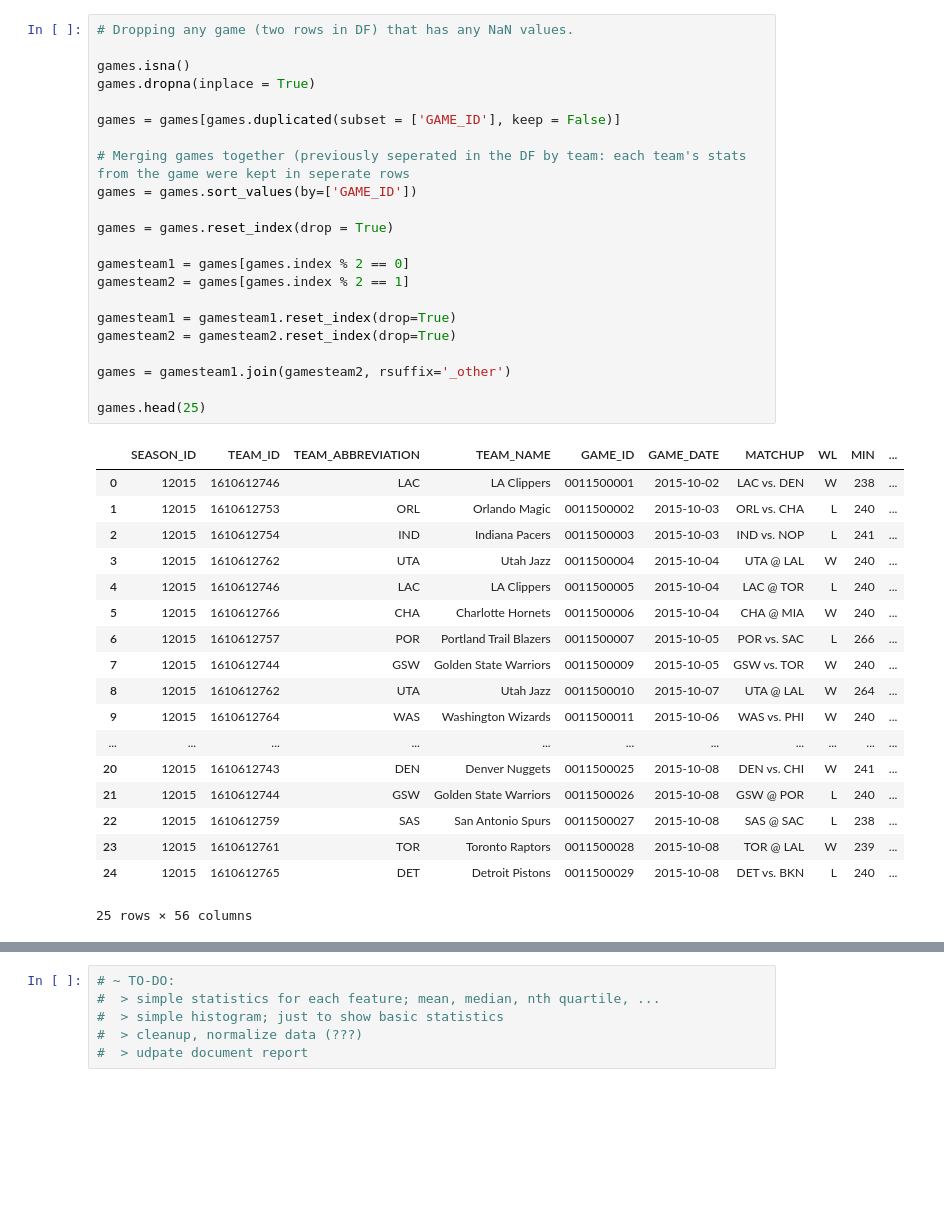
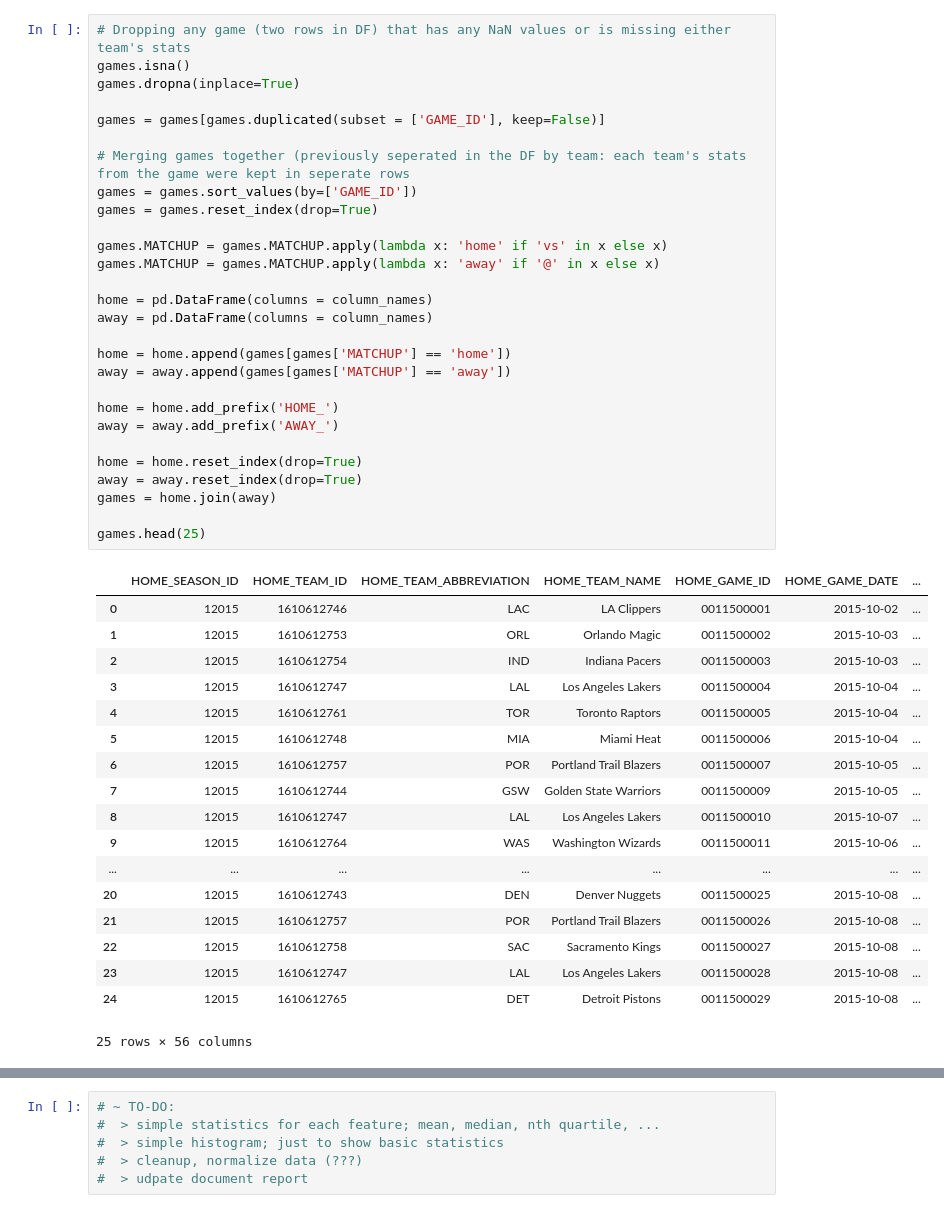
Before and after one commit to jtj60/Predicting-the-Scoring-Margin-of-NBA-Games-Using-Machine-Learning, a Jupyter notebook: code/nba_scoring_margin_using_ML.ipynb, the cells around one changed output, grey strips where cells are left out. Drawn from its saved outputs; the diff is of its cells as text; blank space fills up the shorter version.

```diff
--- a/code/nba_scoring_margin_using_ML.ipynb
+++ b/code/nba_scoring_margin_using_ML.ipynb
@@ -45,44 +45,50 @@ Data columns (total 28 columns):
 dtypes: float64(4), object(24)
 memory usage: 4.0+ MB
 # %%
-# Dropping any game (two rows in DF) that has any NaN values.
+# Dropping any game (two rows in DF) that has any NaN values or is missing either team's stats
+games.isna()
+games.dropna(inplace=True)
 
-games.isna()
-games.dropna(inplace = True)
-
-games = games[games.duplicated(subset = ['GAME_ID'], keep = False)]
+games = games[games.duplicated(subset = ['GAME_ID'], keep=False)]
 
 # Merging games together (previously seperated in the DF by team: each team's stats from the game were kept in seperate rows
 games = games.sort_values(by=['GAME_ID'])
+games = games.reset_index(drop=True)
 
-games = games.reset_index(drop = True)
+games.MATCHUP = games.MATCHUP.apply(lambda x: 'home' if 'vs' in x else x)
+games.MATCHUP = games.MATCHUP.apply(lambda x: 'away' if '@' in x else x)
 
-gamesteam1 = games[games.index % 2 == 0]
-gamesteam2 = games[games.index % 2 == 1]
+home = pd.DataFrame(columns = column_names)
+away = pd.DataFrame(columns = column_names)
 
-gamesteam1 = gamesteam1.reset_index(drop=True)
-gamesteam2 = gamesteam2.reset_index(drop=True)
+home = home.append(games[games['MATCHUP'] == 'home'])
+away = away.append(games[games['MATCHUP'] == 'away'])
 
-games = gamesteam1.join(gamesteam2, rsuffix='_other')
+home = home.add_prefix('HOME_')
+away = away.add_prefix('AWAY_')
+
+home = home.reset_index(drop=True)
+away = away.reset_index(drop=True)
+games = home.join(away)
 
 games.head(25)
 # %% [output]
-|  | SEASON_ID | TEAM_ID | TEAM_ABBREVIATION | TEAM_NAME | GAME_ID | GAME_DATE | MATCHUP | WL | MIN | ... |
-| 0 | 12015 | 1610612746 | LAC | LA Clippers | 0011500001 | 2015-10-02 | LAC vs. DEN | W | 238 | ... |
-| 1 | 12015 | 1610612753 | ORL | Orlando Magic | 0011500002 | 2015-10-03 | ORL vs. CHA | L | 240 | ... |
-| 2 | 12015 | 1610612754 | IND | Indiana Pacers | 0011500003 | 2015-10-03 | IND vs. NOP | L | 241 | ... |
-| 3 | 12015 | 1610612762 | UTA | Utah Jazz | 0011500004 | 2015-10-04 | UTA @ LAL | W | 240 | ... |
-| 4 | 12015 | 1610612746 | LAC | LA Clippers | 0011500005 | 2015-10-04 | LAC @ TOR | L | 240 | ... |
-| 5 | 12015 | 1610612766 | CHA | Charlotte Hornets | 0011500006 | 2015-10-04 | CHA @ MIA | W | 240 | ... |
-| 6 | 12015 | 1610612757 | POR | Portland Trail Blazers | 0011500007 | 2015-10-05 | POR vs. SAC | L | 266 | ... |
-| 7 | 12015 | 1610612744 | GSW | Golden State Warriors | 0011500009 | 2015-10-05 | GSW vs. TOR | W | 240 | ... |
-| 8 | 12015 | 1610612762 | UTA | Utah Jazz | 0011500010 | 2015-10-07 | UTA @ LAL | W | 264 | ... |
-| 9 | 12015 | 1610612764 | WAS | Washington Wizards | 0011500011 | 2015-10-06 | WAS vs. PHI | W | 240 | ... |
-| ... | ... | ... | ... | ... | ... | ... | ... | ... | ... | ... |
-| 20 | 12015 | 1610612743 | DEN | Denver Nuggets | 0011500025 | 2015-10-08 | DEN vs. CHI | W | 241 | ... |
-| 21 | 12015 | 1610612744 | GSW | Golden State Warriors | 0011500026 | 2015-10-08 | GSW @ POR | L | 240 | ... |
-| 22 | 12015 | 1610612759 | SAS | San Antonio Spurs | 0011500027 | 2015-10-08 | SAS @ SAC | L | 238 | ... |
-| 23 | 12015 | 1610612761 | TOR | Toronto Raptors | 0011500028 | 2015-10-08 | TOR @ LAL | W | 239 | ... |
-| 24 | 12015 | 1610612765 | DET | Detroit Pistons | 0011500029 | 2015-10-08 | DET vs. BKN | L | 240 | ... |
+|  | HOME_SEASON_ID | HOME_TEAM_ID | HOME_TEAM_ABBREVIATION | HOME_TEAM_NAME | HOME_GAME_ID | HOME_GAME_DATE | ... |
+| 0 | 12015 | 1610612746 | LAC | LA Clippers | 0011500001 | 2015-10-02 | ... |
+| 1 | 12015 | 1610612753 | ORL | Orlando Magic | 0011500002 | 2015-10-03 | ... |
+| 2 | 12015 | 1610612754 | IND | Indiana Pacers | 0011500003 | 2015-10-03 | ... |
+| 3 | 12015 | 1610612747 | LAL | Los Angeles Lakers | 0011500004 | 2015-10-04 | ... |
+| 4 | 12015 | 1610612761 | TOR | Toronto Raptors | 0011500005 | 2015-10-04 | ... |
+| 5 | 12015 | 1610612748 | MIA | Miami Heat | 0011500006 | 2015-10-04 | ... |
+| 6 | 12015 | 1610612757 | POR | Portland Trail Blazers | 0011500007 | 2015-10-05 | ... |
+| 7 | 12015 | 1610612744 | GSW | Golden State Warriors | 0011500009 | 2015-10-05 | ... |
+| 8 | 12015 | 1610612747 | LAL | Los Angeles Lakers | 0011500010 | 2015-10-07 | ... |
+| 9 | 12015 | 1610612764 | WAS | Washington Wizards | 0011500011 | 2015-10-06 | ... |
+| ... | ... | ... | ... | ... | ... | ... | ... |
+| 20 | 12015 | 1610612743 | DEN | Denver Nuggets | 0011500025 | 2015-10-08 | ... |
+| 21 | 12015 | 1610612757 | POR | Portland Trail Blazers | 0011500026 | 2015-10-08 | ... |
+| 22 | 12015 | 1610612758 | SAC | Sacramento Kings | 0011500027 | 2015-10-08 | ... |
+| 23 | 12015 | 1610612747 | LAL | Los Angeles Lakers | 0011500028 | 2015-10-08 | ... |
+| 24 | 12015 | 1610612765 | DET | Detroit Pistons | 0011500029 | 2015-10-08 | ... |
 25 rows × 56 columns
 # %%
```
Also changed, not shown: parts of 6 cells of this notebook, 1 other file.
